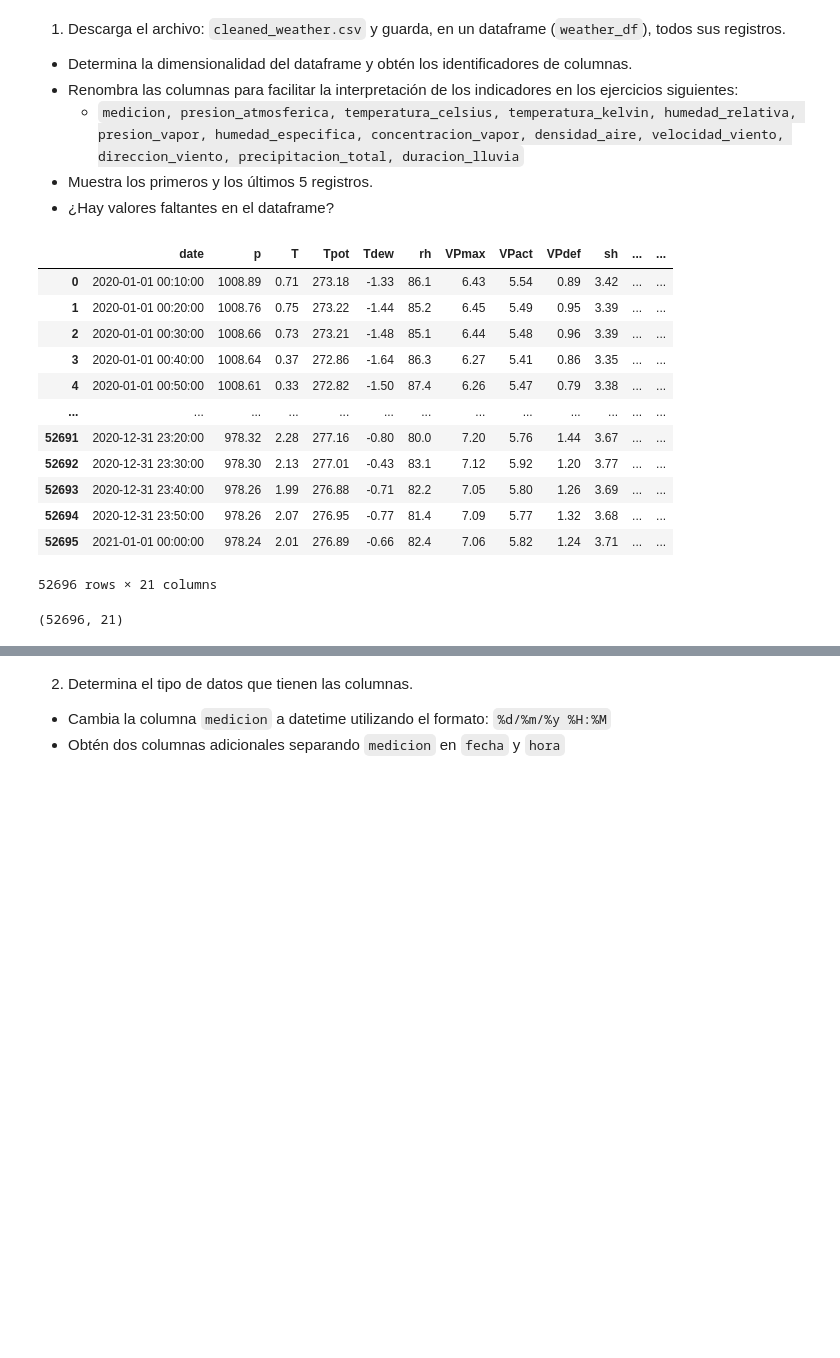
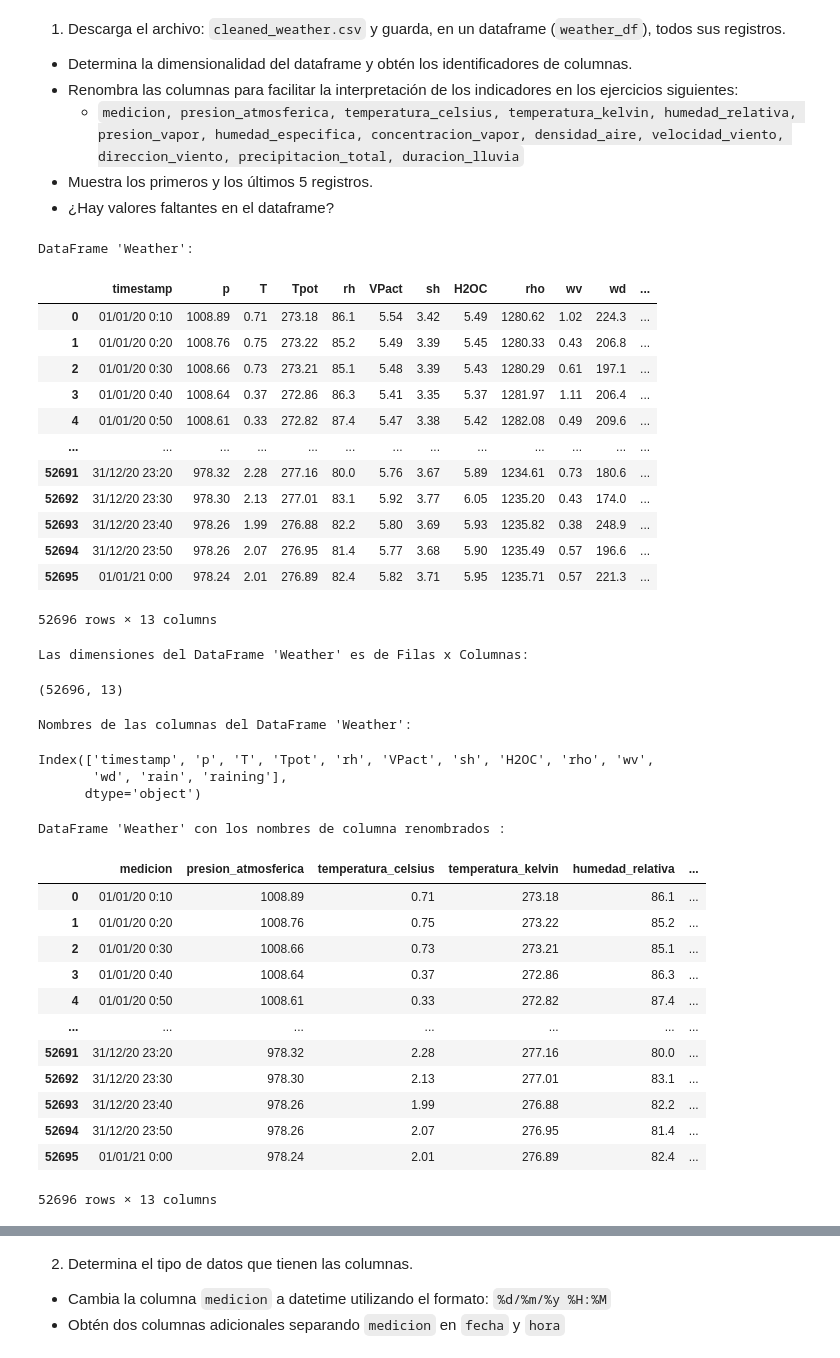
Before and after one commit to JhonWV/Ciencias_Datos, a Jupyter notebook: Actividad2AnalisisPandas.ipynb, the cells around one changed output, grey strips where cells are left out. Drawn from its saved outputs; the diff is of its cells as text; code cells hidden in the pictures; blank space fills up the shorter version.

```diff
--- a/Actividad2AnalisisPandas.ipynb
+++ b/Actividad2AnalisisPandas.ipynb
@@ -55,25 +60,62 @@ import numpy as np
 - ¿Hay valores faltantes en el dataframe?
 # %%
 weather_df = pd.read_csv('/content/drive/MyDrive/TEC/Ciencia de datos/cleaned_weather.csv')
+print("DataFrame 'Weather': ")
 weather_df
 # %% [output]
+DataFrame 'Weather':
-|  | date | p | T | Tpot | Tdew | rh | VPmax | VPact | VPdef | sh | ... | ... |
-| 0 | 2020-01-01 00:10:00 | 1008.89 | 0.71 | 273.18 | -1.33 | 86.1 | 6.43 | 5.54 | 0.89 | 3.42 | ... | ... |
-| 1 | 2020-01-01 00:20:00 | 1008.76 | 0.75 | 273.22 | -1.44 | 85.2 | 6.45 | 5.49 | 0.95 | 3.39 | ... | ... |
-| 2 | 2020-01-01 00:30:00 | 1008.66 | 0.73 | 273.21 | -1.48 | 85.1 | 6.44 | 5.48 | 0.96 | 3.39 | ... | ... |
-| 3 | 2020-01-01 00:40:00 | 1008.64 | 0.37 | 272.86 | -1.64 | 86.3 | 6.27 | 5.41 | 0.86 | 3.35 | ... | ... |
-| 4 | 2020-01-01 00:50:00 | 1008.61 | 0.33 | 272.82 | -1.50 | 87.4 | 6.26 | 5.47 | 0.79 | 3.38 | ... | ... |
+|  | timestamp | p | T | Tpot | rh | VPact | sh | H2OC | rho | wv | wd | ... |
+| 0 | 01/01/20 0:10 | 1008.89 | 0.71 | 273.18 | 86.1 | 5.54 | 3.42 | 5.49 | 1280.62 | 1.02 | 224.3 | ... |
+| 1 | 01/01/20 0:20 | 1008.76 | 0.75 | 273.22 | 85.2 | 5.49 | 3.39 | 5.45 | 1280.33 | 0.43 | 206.8 | ... |
+| 2 | 01/01/20 0:30 | 1008.66 | 0.73 | 273.21 | 85.1 | 5.48 | 3.39 | 5.43 | 1280.29 | 0.61 | 197.1 | ... |
+| 3 | 01/01/20 0:40 | 1008.64 | 0.37 | 272.86 | 86.3 | 5.41 | 3.35 | 5.37 | 1281.97 | 1.11 | 206.4 | ... |
+| 4 | 01/01/20 0:50 | 1008.61 | 0.33 | 272.82 | 87.4 | 5.47 | 3.38 | 5.42 | 1282.08 | 0.49 | 209.6 | ... |
 | ... | ... | ... | ... | ... | ... | ... | ... | ... | ... | ... | ... | ... |
-| 52691 | 2020-12-31 23:20:00 | 978.32 | 2.28 | 277.16 | -0.80 | 80.0 | 7.20 | 5.76 | 1.44 | 3.67 | ... | ... |
-| 52692 | 2020-12-31 23:30:00 | 978.30 | 2.13 | 277.01 | -0.43 | 83.1 | 7.12 | 5.92 | 1.20 | 3.77 | ... | ... |
-| 52693 | 2020-12-31 23:40:00 | 978.26 | 1.99 | 276.88 | -0.71 | 82.2 | 7.05 | 5.80 | 1.26 | 3.69 | ... | ... |
-| 52694 | 2020-12-31 23:50:00 | 978.26 | 2.07 | 276.95 | -0.77 | 81.4 | 7.09 | 5.77 | 1.32 | 3.68 | ... | ... |
-| 52695 | 2021-01-01 00:00:00 | 978.24 | 2.01 | 276.89 | -0.66 | 82.4 | 7.06 | 5.82 | 1.24 | 3.71 | ... | ... |
+| 52691 | 31/12/20 23:20 | 978.32 | 2.28 | 277.16 | 80.0 | 5.76 | 3.67 | 5.89 | 1234.61 | 0.73 | 180.6 | ... |
+| 52692 | 31/12/20 23:30 | 978.30 | 2.13 | 277.01 | 83.1 | 5.92 | 3.77 | 6.05 | 1235.20 | 0.43 | 174.0 | ... |
+| 52693 | 31/12/20 23:40 | 978.26 | 1.99 | 276.88 | 82.2 | 5.80 | 3.69 | 5.93 | 1235.82 | 0.38 | 248.9 | ... |
+| 52694 | 31/12/20 23:50 | 978.26 | 2.07 | 276.95 | 81.4 | 5.77 | 3.68 | 5.90 | 1235.49 | 0.57 | 196.6 | ... |
+| 52695 | 01/01/21 0:00 | 978.24 | 2.01 | 276.89 | 82.4 | 5.82 | 3.71 | 5.95 | 1235.71 | 0.57 | 221.3 | ... |
-52696 rows × 21 columns
+52696 rows × 13 columns
+# %%
+# Dimensionalidad del dataframe
+print("Las dimensiones del DataFrame 'Weather' es de Filas x Columnas: ")
+weather_df.shape
+# %% [output]
+Las dimensiones del DataFrame 'Weather' es de Filas x Columnas:
+(52696, 13)
 # %%
-# Dimensionalidad del dataframe
-weather_df.shape
 # Identificadores de columnas
+print("Nombres de las columnas del DataFrame 'Weather': ")
 weather_df.columns
 # %% [output]
-(52696, 21)
+Nombres de las columnas del DataFrame 'Weather':
+Index(['timestamp', 'p', 'T', 'Tpot', 'rh', 'VPact', 'sh', 'H2OC', 'rho', 'wv',
+       'wd', 'rain', 'raining'],
+      dtype='object')
+# %%
+#Renombra las columnas para facilitar la interpretación de los indicadores en los ejercicios siguientes:
+print("DataFrame 'Weather' con los nombres de columna renombrados : ")
+weather_df=weather_df.rename(columns={'timestamp':'medicion', 'p':'presion_atmosferica',
+                                      'T':'temperatura_celsius','Tpot':'temperatura_kelvin',
+                                      'rh':'humedad_relativa','VPact':'presion_vapor',
+                                      'sh':'humedad_especifica', 'H2OC':'concentracion_vapor',
+                                      'rho':'densidad_aire', 'wv':'velocidad_viento',
+                                      'wd':'direccion_viento','rain':'precipitacion_total',
+                                      'raining':'duracion_lluvia'})
+weather_df
+# %% [output]
+DataFrame 'Weather' con los nombres de columna renombrados :
+|  | medicion | presion_atmosferica | temperatura_celsius | temperatura_kelvin | humedad_relativa | ... |
+| 0 | 01/01/20 0:10 | 1008.89 | 0.71 | 273.18 | 86.1 | ... |
+| 1 | 01/01/20 0:20 | 1008.76 | 0.75 | 273.22 | 85.2 | ... |
+| 2 | 01/01/20 0:30 | 1008.66 | 0.73 | 273.21 | 85.1 | ... |
+| 3 | 01/01/20 0:40 | 1008.64 | 0.37 | 272.86 | 86.3 | ... |
+| 4 | 01/01/20 0:50 | 1008.61 | 0.33 | 272.82 | 87.4 | ... |
+| ... | ... | ... | ... | ... | ... | ... |
+| 52691 | 31/12/20 23:20 | 978.32 | 2.28 | 277.16 | 80.0 | ... |
+| 52692 | 31/12/20 23:30 | 978.30 | 2.13 | 277.01 | 83.1 | ... |
+| 52693 | 31/12/20 23:40 | 978.26 | 1.99 | 276.88 | 82.2 | ... |
+| 52694 | 31/12/20 23:50 | 978.26 | 2.07 | 276.95 | 81.4 | ... |
+| 52695 | 01/01/21 0:00 | 978.24 | 2.01 | 276.89 | 82.4 | ... |
+52696 rows × 13 columns
```
Also changed, not shown: parts of 26 cells of this notebook.
